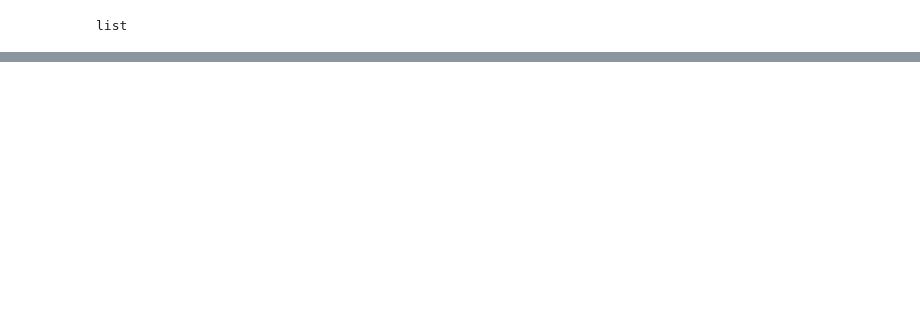
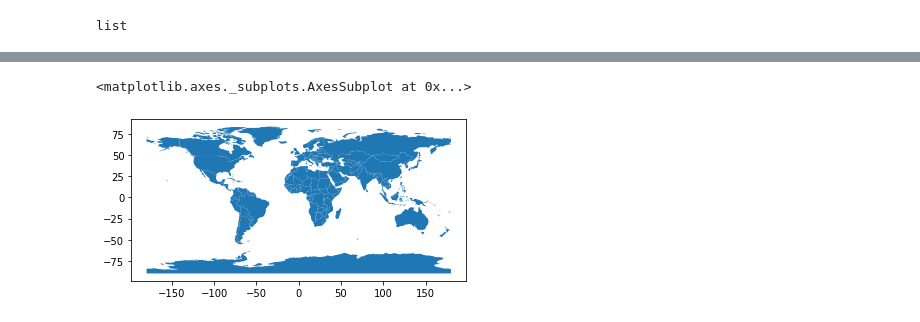
Before and after one commit to daddyjab/CommTrends, a Jupyter notebook: resources/CommTrends_Data_Exploration.ipynb, the cells around one changed output, grey strips where cells are left out. Cells and saved outputs as stored; diff of their text form; code cells hidden in the pictures; blank space fills up the shorter version.

```diff
--- a/resources/CommTrends_Data_Exploration.ipynb
+++ b/resources/CommTrends_Data_Exploration.ipynb
@@ -234,0 +480,4 @@ list
+# %%
+# Read map data from NaturalEarth into a GeoDataFrame - geographical features
+world = geopandas.read_file(geopandas.datasets.get_path('naturalearth_lowres'))
+world.head()
@@ -234,0 +502,5 @@ list
+# %%
+world.plot()
+# %% [output]
+<matplotlib.axes._subplots.AxesSubplot at 0x...>
+[figure, added]
```
Also changed, not shown: parts of 43 cells of this notebook.
